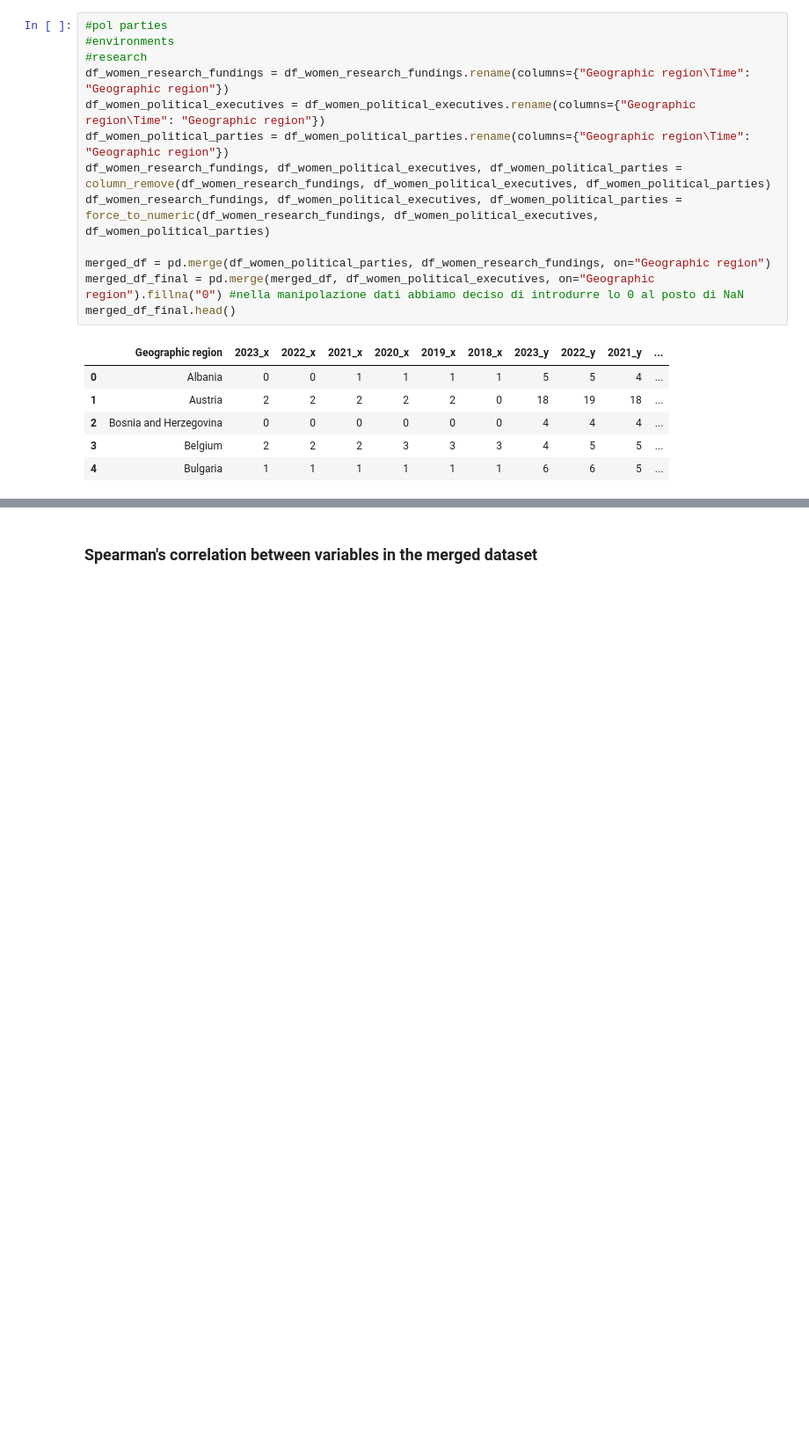
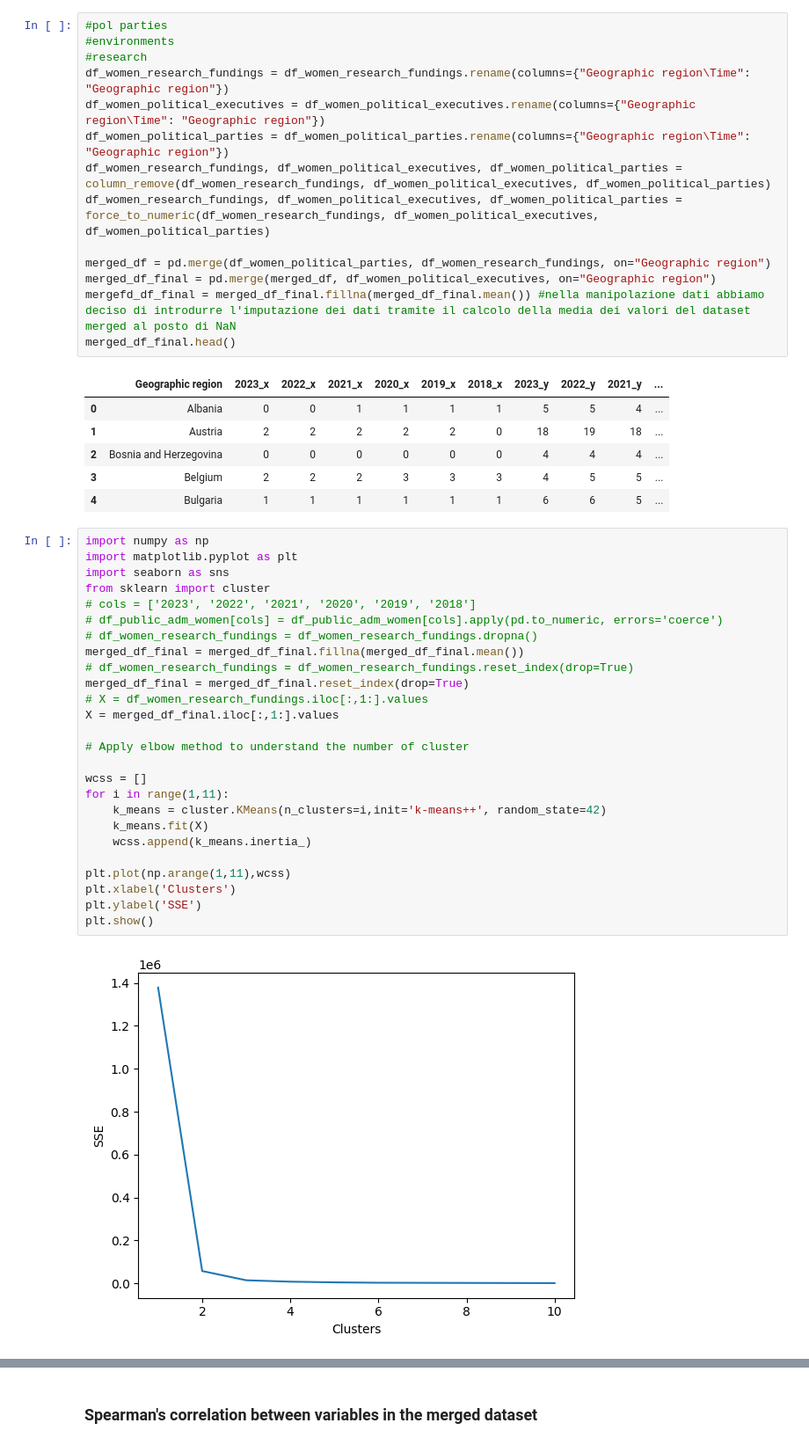
Before and after one commit to alicepicco333/wipEU, a Jupyter notebook: technical_analysis/geomashup.ipynb, the cells around one changed output, grey strips where cells are left out. Shown at 88% size. Cells and saved outputs as stored; diff of their text form; blank space fills up the shorter version.

```diff
--- a/technical_analysis/geomashup.ipynb
+++ b/technical_analysis/geomashup.ipynb
@@ -156,7 +156,8 @@ df_women_research_fundings, df_women_political_executives, df_women_political_pa
 df_women_research_fundings, df_women_political_executives, df_women_political_parties = force_to_numeric(df_women_research_fundings, df_women_political_executives, df_women_political_parties)
 
 merged_df = pd.merge(df_women_political_parties, df_women_research_fundings, on="Geographic region")
-merged_df_final = pd.merge(merged_df, df_women_political_executives, on="Geographic region").fillna("0") #nella manipolazione dati abbiamo deciso di introdurre lo 0 al posto di NaN
+merged_df_final = pd.merge(merged_df, df_women_political_executives, on="Geographic region")
+mergefd_df_final = merged_df_final.fillna(merged_df_final.mean()) #nella manipolazione dati abbiamo deciso di introdurre l'imputazione dei dati tramite il calcolo della media dei valori del dataset merged al posto di NaN
 merged_df_final.head()
 # %% [output]
 |  | Geographic region | 2023_x | 2022_x | 2021_x | 2020_x | 2019_x | 2018_x | 2023_y | 2022_y | 2021_y | ... |
@@ -165,3 +166,31 @@ merged_df_final.head()
 | 2 | Bosnia and Herzegovina | 0 | 0 | 0 | 0 | 0 | 0 | 4 | 4 | 4 | ... |
 | 3 | Belgium | 2 | 2 | 2 | 3 | 3 | 3 | 4 | 5 | 5 | ... |
 | 4 | Bulgaria | 1 | 1 | 1 | 1 | 1 | 1 | 6 | 6 | 5 | ... |
+# %%
+import numpy as np
+import matplotlib.pyplot as plt
+import seaborn as sns
+from sklearn import cluster
+# cols = ['2023', '2022', '2021', '2020', '2019', '2018']
+# df_public_adm_women[cols] = df_public_adm_women[cols].apply(pd.to_numeric, errors='coerce')
+# df_women_research_fundings = df_women_research_fundings.dropna()
+merged_df_final = merged_df_final.fillna(merged_df_final.mean())
+# df_women_research_fundings = df_women_research_fundings.reset_index(drop=True)
+merged_df_final = merged_df_final.reset_index(drop=True)
+# X = df_women_research_fundings.iloc[:,1:].values
+X = merged_df_final.iloc[:,1:].values
+
+# Apply elbow method to understand the number of cluster
+
+wcss = []
+for i in range(1,11):
+    k_means = cluster.KMeans(n_clusters=i,init='k-means++', random_state=42)
+    k_means.fit(X)
+    wcss.append(k_means.inertia_)
+
+plt.plot(np.arange(1,11),wcss)
+plt.xlabel('Clusters')
+plt.ylabel('SSE')
+plt.show()
+# %% [output]
+[figure, added]
```
Also changed, not shown: parts of 2 cells of this notebook.
